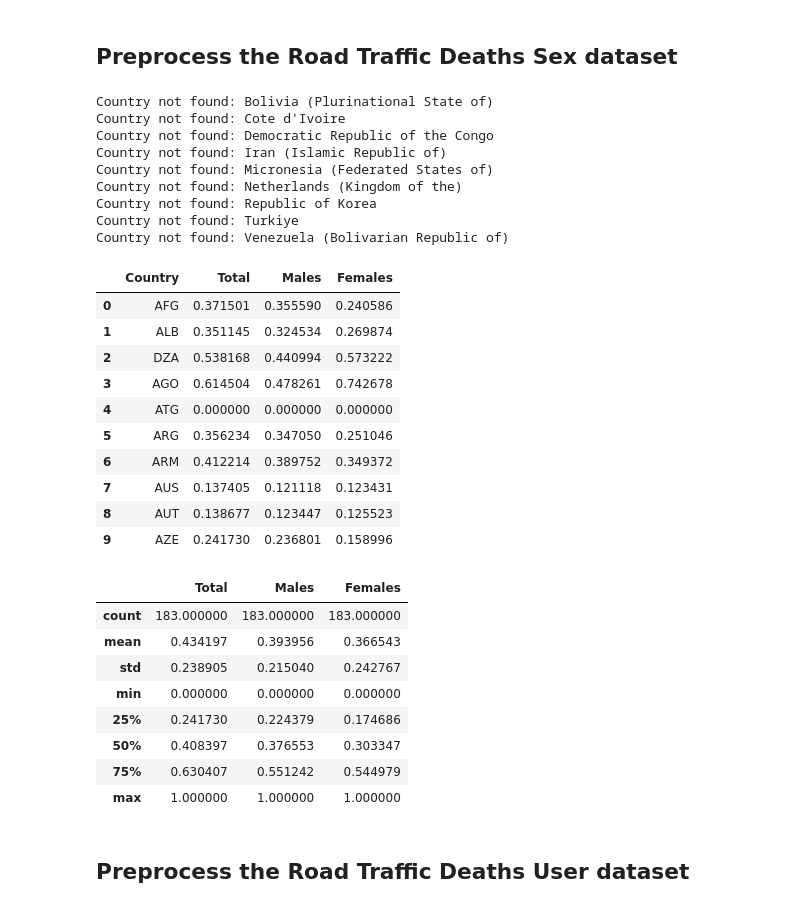
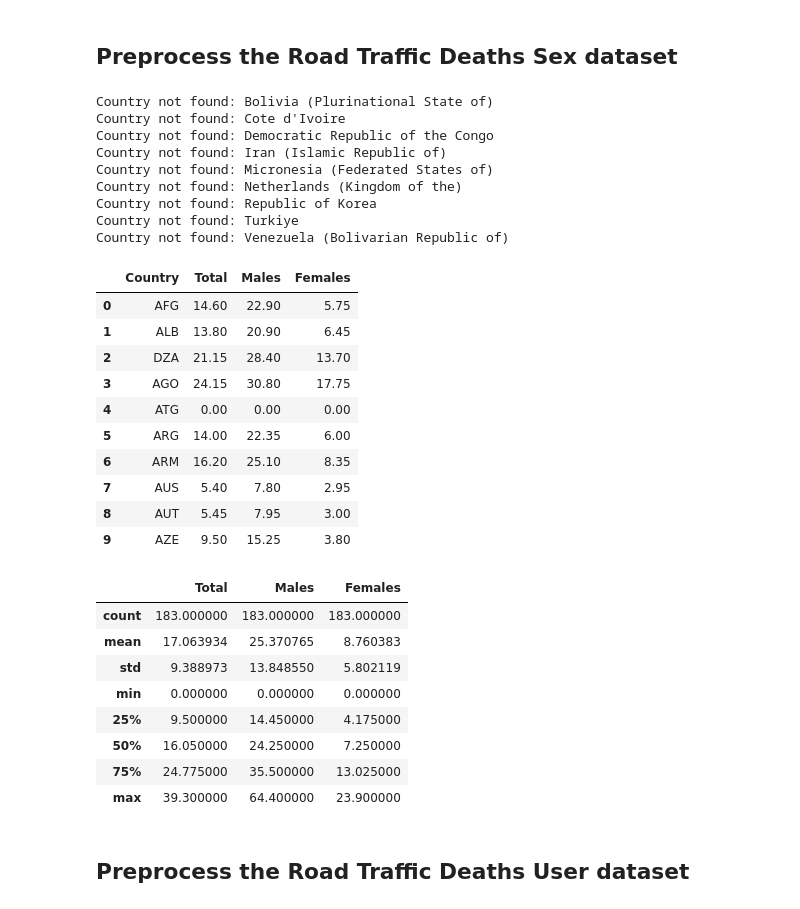
Before and after one commit to Moral-Machine-2024/timoklein, a Jupyter notebook: DSS_Thesis_Code.ipynb, the cells around one changed output. Saved outputs shown, nothing was run; the diff lists cells and outputs as text; code cells hidden in the pictures.

```diff
--- a/DSS_Thesis_Code.ipynb
+++ b/DSS_Thesis_Code.ipynb
@@ -149,8 +149,8 @@ for col in columns_to_normalize:
     df_rtds[col] = pd.to_numeric(df_rtds[col])
 
 # Min-Max Normalization directly in the existing DataFrame
-for col in columns_to_normalize:
-    df_rtds[col] = (df_rtds[col] - df_rtds[col].min()) / (df_rtds[col].max() - df_rtds[col].min())
+#for col in columns_to_normalize:
+#    df_rtds[col] = (df_rtds[col] - df_rtds[col].min()) / (df_rtds[col].max() - df_rtds[col].min())
 
 # Reset the index so that "Country" becomes a regular column
 df_rtds = df_rtds.reset_index()
@@ -178,55 +178,55 @@ manual_iso_mapping = {
     "Democratic Republic of the Congo": "COD",
     "Iran (Islamic Republic of)": "IRN",
     "Micronesia (Federated States of)": "FSM",
     "Netherlands (Kingdom of the)": "NLD",
     "Republic of Korea": "KOR",
     "Turkiye": "TUR",
     "Venezuela (Bolivarian Republic of)": "VEN"
 }
 
 # Update the mapping with the manual mappings
 country_to_iso.update(manual_iso_mapping)
 
 # Create a Series from the mapping to use for replacing values
 iso_codes_series = pd.Series(country_to_iso)
 
 # Replace the 'Country' column values with ISO codes
 df_rtds['Country'] = df_rtds['Country'].replace(iso_codes_series)
 
 df_rtds.head(10)
 # %% [output]
 Country not found: Bolivia (Plurinational State of)
 Country not found: Cote d'Ivoire
 Country not found: Democratic Republic of the Congo
 Country not found: Iran (Islamic Republic of)
 Country not found: Micronesia (Federated States of)
 Country not found: Netherlands (Kingdom of the)
 Country not found: Republic of Korea
 Country not found: Turkiye
 Country not found: Venezuela (Bolivarian Republic of)
 |  | Country | Total | Males | Females |
-| 0 | AFG | 0.371501 | 0.355590 | 0.240586 |
-| 1 | ALB | 0.351145 | 0.324534 | 0.269874 |
-| 2 | DZA | 0.538168 | 0.440994 | 0.573222 |
-| 3 | AGO | 0.614504 | 0.478261 | 0.742678 |
-| 4 | ATG | 0.000000 | 0.000000 | 0.000000 |
-| 5 | ARG | 0.356234 | 0.347050 | 0.251046 |
-| 6 | ARM | 0.412214 | 0.389752 | 0.349372 |
-| 7 | AUS | 0.137405 | 0.121118 | 0.123431 |
-| 8 | AUT | 0.138677 | 0.123447 | 0.125523 |
-| 9 | AZE | 0.241730 | 0.236801 | 0.158996 |
+| 0 | AFG | 14.60 | 22.90 | 5.75 |
+| 1 | ALB | 13.80 | 20.90 | 6.45 |
+| 2 | DZA | 21.15 | 28.40 | 13.70 |
+| 3 | AGO | 24.15 | 30.80 | 17.75 |
+| 4 | ATG | 0.00 | 0.00 | 0.00 |
+| 5 | ARG | 14.00 | 22.35 | 6.00 |
+| 6 | ARM | 16.20 | 25.10 | 8.35 |
+| 7 | AUS | 5.40 | 7.80 | 2.95 |
+| 8 | AUT | 5.45 | 7.95 | 3.00 |
+| 9 | AZE | 9.50 | 15.25 | 3.80 |
 # %%
 df_rtds.describe()
 # %% [output]
 |  | Total | Males | Females |
 | count | 183.000000 | 183.000000 | 183.000000 |
-| mean | 0.434197 | 0.393956 | 0.366543 |
-| std | 0.238905 | 0.215040 | 0.242767 |
+| mean | 17.063934 | 25.370765 | 8.760383 |
+| std | 9.388973 | 13.848550 | 5.802119 |
 | min | 0.000000 | 0.000000 | 0.000000 |
-| 25% | 0.241730 | 0.224379 | 0.174686 |
-| 50% | 0.408397 | 0.376553 | 0.303347 |
-| 75% | 0.630407 | 0.551242 | 0.544979 |
-| max | 1.000000 | 1.000000 | 1.000000 |
+| 25% | 9.500000 | 14.450000 | 4.175000 |
+| 50% | 16.050000 | 24.250000 | 7.250000 |
+| 75% | 24.775000 | 35.500000 | 13.025000 |
+| max | 39.300000 | 64.400000 | 23.900000 |
 # %% [markdown]
 ## Preprocess the Road Traffic Deaths User dataset
 # %%
```
Also changed, not shown: parts of 17 cells of this notebook.
